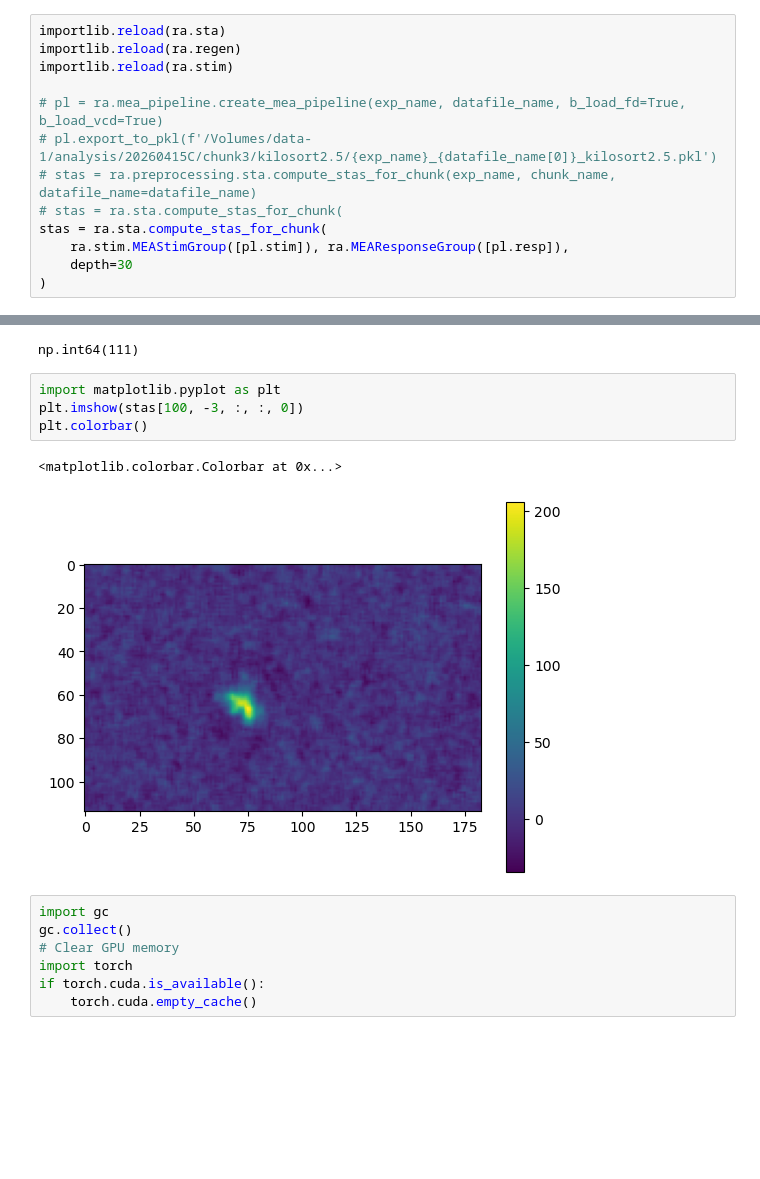
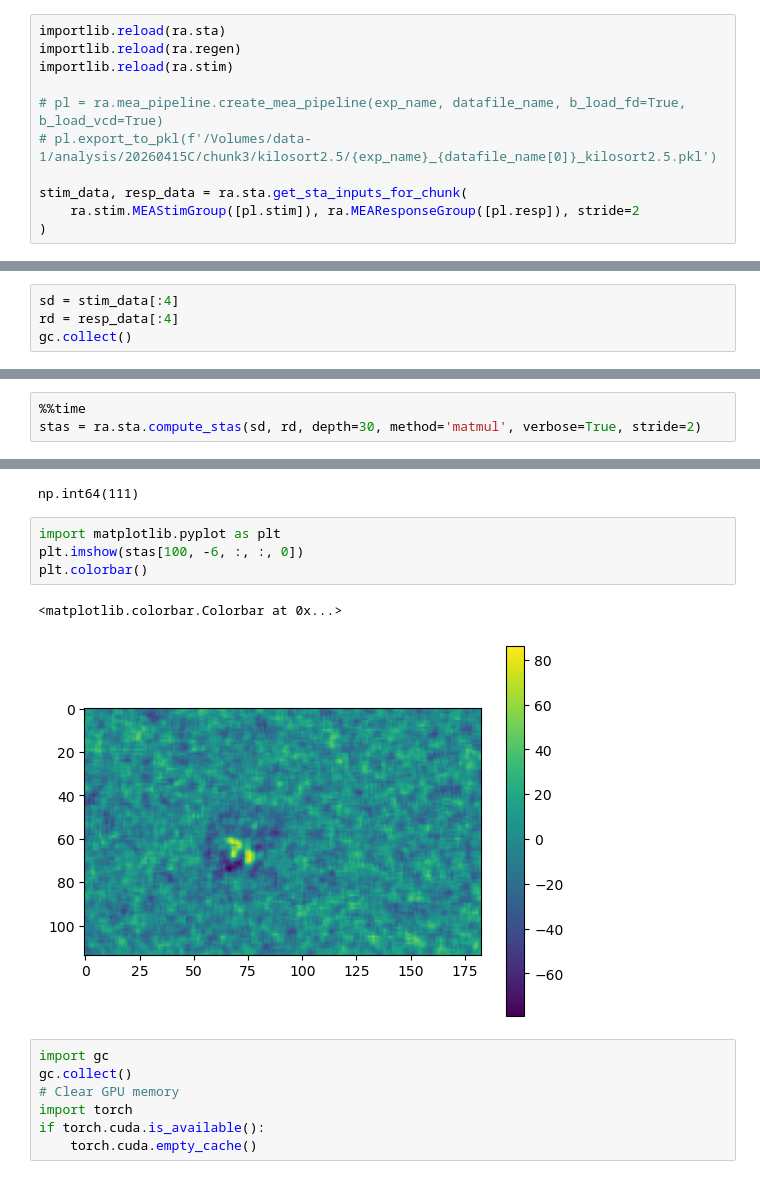
Before and after one commit to DRezeanu/retinanalysis, a Jupyter notebook: nbs/vr_sta.ipynb, the cells around one changed output, grey strips where cells are left out. Saved outputs shown, nothing was run; the diff lists cells and outputs as text; blank space fills up the shorter version.

Commit message:
stride implemented

```diff
--- a/nbs/vr_sta.ipynb
+++ b/nbs/vr_sta.ipynb
@@ -32,10 +33,8 @@ importlib.reload(ra.stim)
 
 # pl = ra.mea_pipeline.create_mea_pipeline(exp_name, datafile_name, b_load_fd=True, b_load_vcd=True)
 # pl.export_to_pkl(f'/Volumes/data-1/analysis/20260415C/chunk3/kilosort2.5/{exp_name}_{datafile_name[0]}_kilosort2.5.pkl')
-# stas = ra.preprocessing.sta.compute_stas_for_chunk(exp_name, chunk_name, datafile_name=datafile_name)
-# stas = ra.sta.compute_stas_for_chunk(
-stas = ra.sta.compute_stas_for_chunk(
-    ra.stim.MEAStimGroup([pl.stim]), ra.MEAResponseGroup([pl.resp]),
-    depth=30
+
+stim_data, resp_data = ra.sta.get_sta_inputs_for_chunk(
+    ra.stim.MEAStimGroup([pl.stim]), ra.MEAResponseGroup([pl.resp]), stride=2
 )
 # %% [output]
@@ -48,0 +53,4 @@ stas.shape
+# %%
+sd = stim_data[:4]
+rd = resp_data[:4]
+gc.collect()
@@ -48,0 +73,3 @@ stas.shape
+# %%
+%%time
+stas = ra.sta.compute_stas(sd, rd, depth=30, method='matmul', verbose=True, stride=2)
@@ -52,11 +116,11 @@ pl.resp.cell_ids[100]
 np.int64(111)
 # %%
 import matplotlib.pyplot as plt
-plt.imshow(stas[100, -3, :, :, 0])
+plt.imshow(stas[100, -6, :, :, 0])
 plt.colorbar()
 # %% [output]
 <matplotlib.colorbar.Colorbar at 0x...>
-[figure, old version]
+[figure, new version]
 # %%
 import gc
 gc.collect()
```
Also changed, not shown: parts of 9 cells of this notebook, 3 other files.
